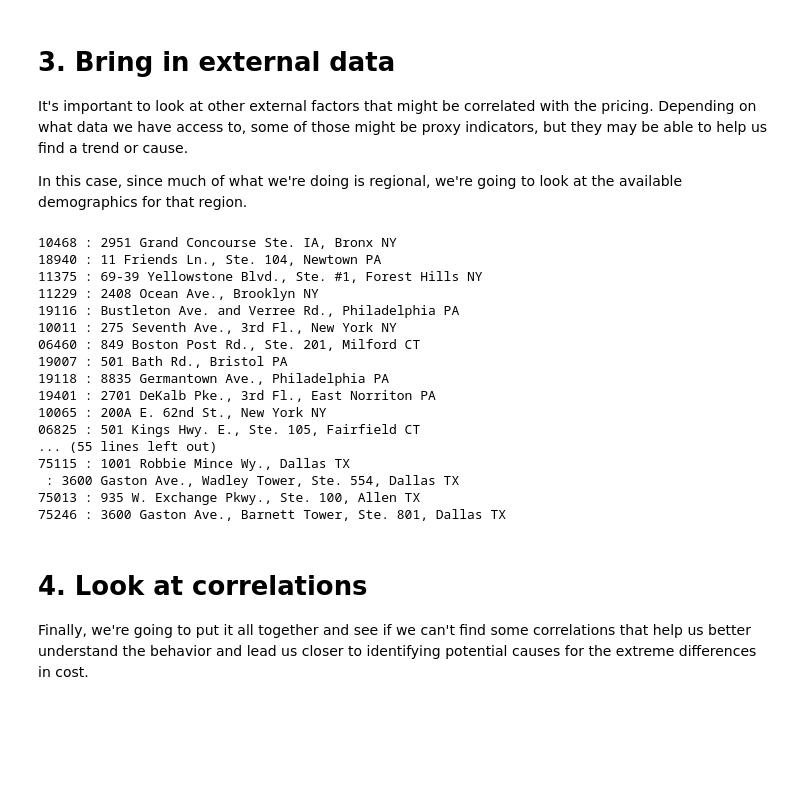
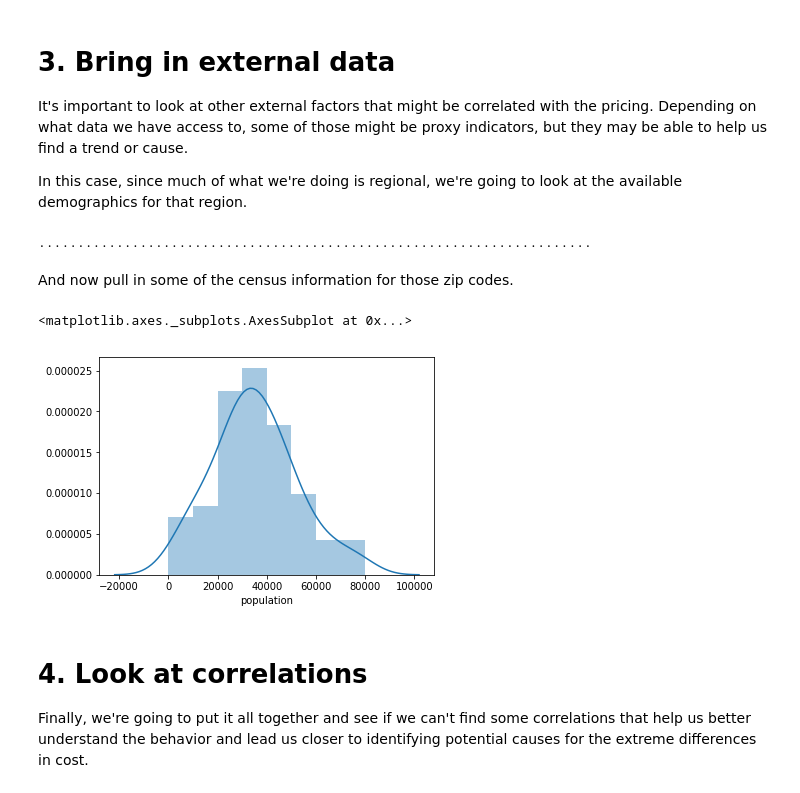
Before and after one commit to paulboal/tdwi-accelerate-2017-python, a Jupyter notebook: 01-get-sleep-prices.ipynb, the cells around one changed output. Drawn from its saved outputs; the diff is of its cells as text; code cells hidden in the pictures; blank space fills up the shorter version.

Commit message:
pulling in population

```diff
--- a/01-get-sleep-prices.ipynb
+++ b/01-get-sleep-prices.ipynb
@@ -177,22 +177,8 @@ for addr in df.address:
     geo.lookup(addr)
     z = geo.get_zip()
     # print("{} : {}".format(z,addr))
+    print(".", end="")
     zips.append(z)
+df['facility_zip'] = zips
 # %% [output]
-10468 : 2951 Grand Concourse Ste. IA, Bronx NY
-18940 : 11 Friends Ln., Ste. 104, Newtown PA
-11375 : 69-39 Yellowstone Blvd., Ste. #1, Forest Hills NY
-11229 : 2408 Ocean Ave., Brooklyn NY
-19116 : Bustleton Ave. and Verree Rd., Philadelphia PA
-10011 : 275 Seventh Ave., 3rd Fl., New York NY
-06460 : 849 Boston Post Rd., Ste. 201, Milford CT
-19007 : 501 Bath Rd., Bristol PA
-19118 : 8835 Germantown Ave., Philadelphia PA
-19401 : 2701 DeKalb Pke., 3rd Fl., East Norriton PA
-10065 : 200A E. 62nd St., New York NY
-06825 : 501 Kings Hwy. E., Ste. 105, Fairfield CT
-... (55 lines left out)
-75115 : 1001 Robbie Mince Wy., Dallas TX
- : 3600 Gaston Ave., Wadley Tower, Ste. 554, Dallas TX
-75013 : 935 W. Exchange Pkwy., Ste. 100, Allen TX
-75246 : 3600 Gaston Ave., Barnett Tower, Ste. 801, Dallas TX
+.......................................................................
@@ -203,3 +185,15 @@ from CensusLookup import CensusLookup
+# %% [markdown]
+And now pull in some of the census information for those zip codes.
+# %%
+from CensusLookup import CensusLookup
+lkp = CensusLookup()
+population = df.facility_zip.apply(lambda x: lkp.get_value(x,'Number; SEX AND AGE - Total population'))
+df['population'] = population.apply(lambda x: int(str(x)) if str(x).isdigit() else 0)
+# %%
+sns.distplot(df['population'])
+# %% [output]
+<matplotlib.axes._subplots.AxesSubplot at 0x...>
+[figure, added]
 # %% [markdown]
 # 4. Look at correlations
 
```
Also changed, not shown: parts of 6 cells of this notebook, 3 other files.
